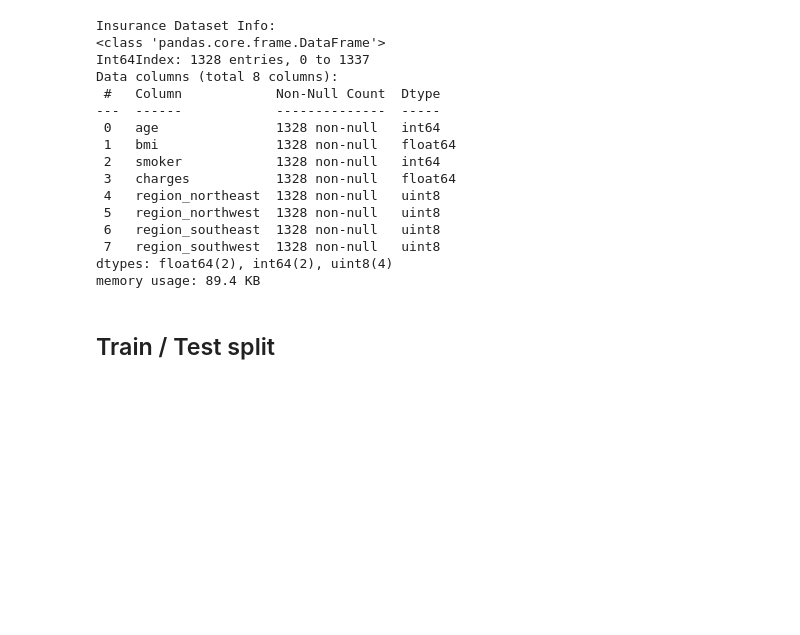
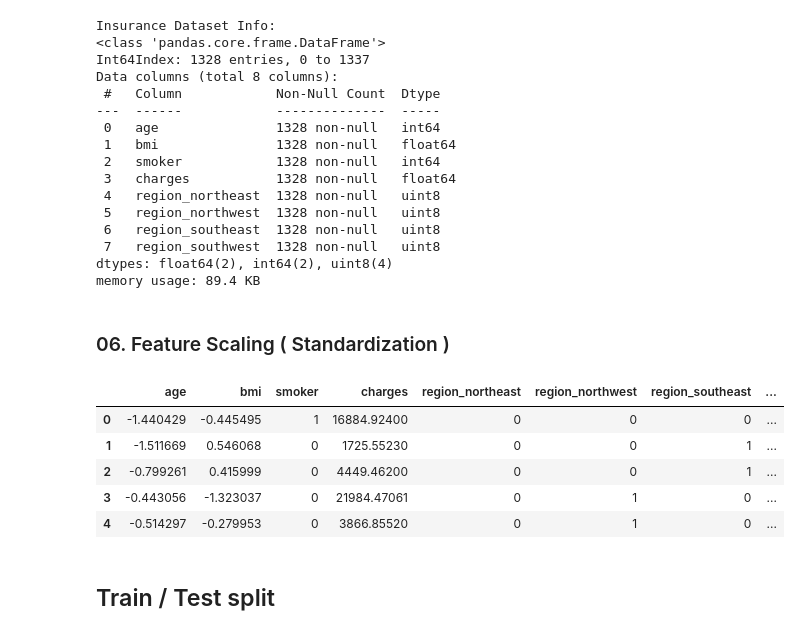
Before and after one commit to Ashfaq-Riyaldeen/Insurance-Cost-Prediction, a Jupyter notebook: Machine Learning.ipynb, the cells around one changed output. Cells and saved outputs as stored; diff of their text form; code cells hidden in the pictures; blank space fills up the shorter version.

```diff
--- a/GP80 IPYNB.ipynb
+++ b/Machine Learning.ipynb
@@ -596,6 +615,29 @@ Data columns (total 8 columns):
  7   region_southwest  1328 non-null   uint8
 dtypes: float64(2), int64(2), uint8(4)
 memory usage: 89.4 KB
+# %% [markdown]
+### 06. Feature Scaling ( Standardization )
+# %%
+from sklearn.preprocessing import StandardScaler
+
+# Assuming 'insurance_dataset' is your dataframe and 'numerical_columns' is the list of numerical features
+numerical_columns = ['age', 'bmi']  # Example numerical columns
+
+# Initialize the StandardScaler
+scaler = StandardScaler()
+
+# Apply the StandardScaler to the numerical columns and create a new DataFrame with standardized values
+insurance_dataset[numerical_columns] = scaler.fit_transform(insurance_dataset[numerical_columns])
+
+# Check the result
+display(insurance_dataset.head())
+# %% [output]
+|  | age | bmi | smoker | charges | region_northeast | region_northwest | region_southeast | ... |
+| 0 | -1.440429 | -0.445495 | 1 | 16884.92400 | 0 | 0 | 0 | ... |
+| 1 | -1.511669 | 0.546068 | 0 | 1725.55230 | 0 | 0 | 1 | ... |
+| 2 | -0.799261 | 0.415999 | 0 | 4449.46200 | 0 | 0 | 1 | ... |
+| 3 | -0.443056 | -1.323037 | 0 | 21984.47061 | 0 | 1 | 0 | ... |
+| 4 | -0.514297 | -0.279953 | 0 | 3866.85520 | 0 | 1 | 0 | ... |
 # %% [markdown]
 ## Train / Test split
 # %% [markdown]
```
Also changed, not shown: parts of 9 cells of this notebook, 2 other files.
